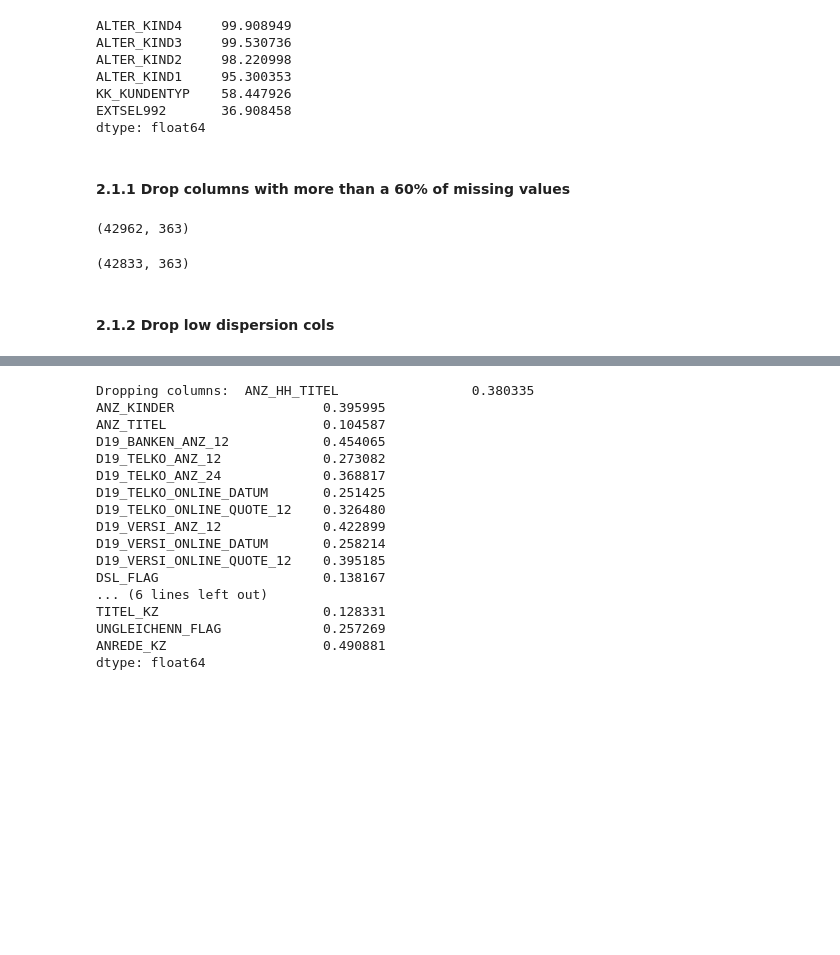
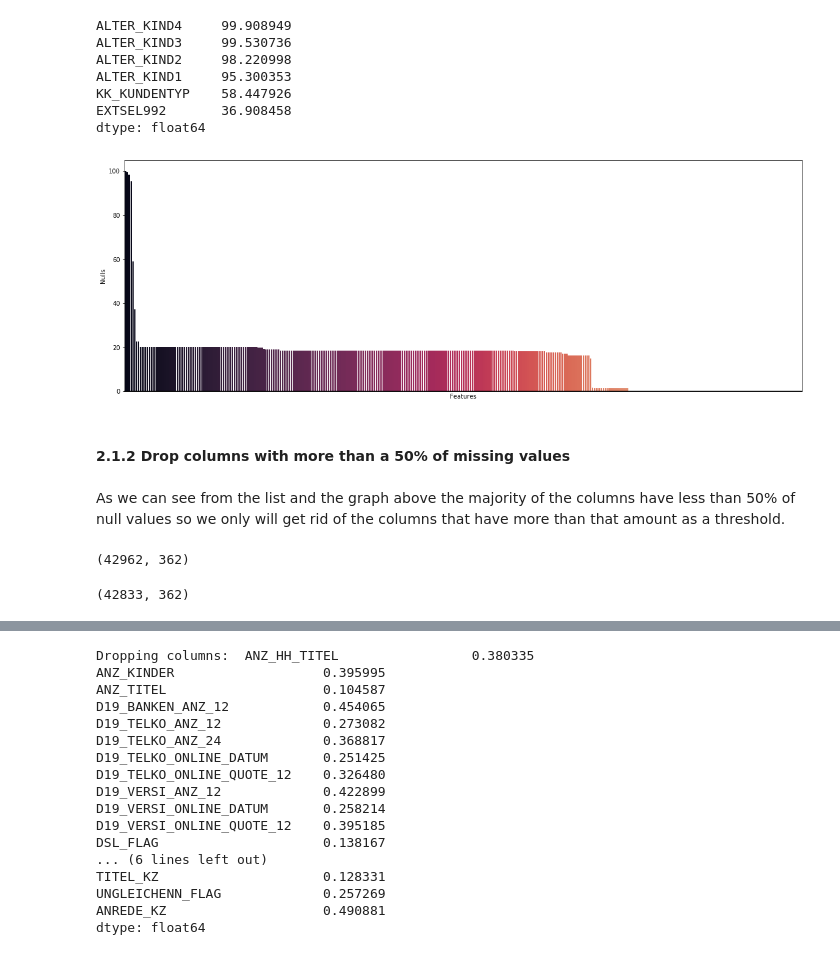
Before and after one commit to AlbertoDeBlas/MLEngineerNanodegreeCapstone, a Jupyter notebook: Arvato Project Workbook Part 2 Supervised Learning Model.ipynb, the cells around one changed output, grey strips where cells are left out. Saved outputs shown, nothing was run; the diff lists cells and outputs as text; code cells hidden in the pictures; blank space fills up the shorter version.

```diff
--- a/Arvato Project Workbook Part 2 Supervised Learning Model.ipynb
+++ b/Arvato Project Workbook Part 2 Supervised Learning Model.ipynb
@@ -120,17 +121,21 @@ ALTER_KIND1     95.300353
 KK_KUNDENTYP    58.447926
 EXTSEL992       36.908458
 dtype: float64
+# %%
+display_null_distribution(missing_mailout_train)
+# %% [output]
+[figure, added]
 # %% [markdown]
-#### 2.1.1 Drop columns with more than a 60% of missing values
+#### 2.1.2 Drop columns with more than a 50% of missing values
+# %% [markdown]
+As we can see from the list and the graph above the majority of the columns have less than 50% of null values so we only will get rid of the columns that have more than that amount as a threshold.
 # %%
-dropMissingColumns(mailout_train_df, threshold = 60)
+dropMissingColumns(mailout_train_df, threshold = 50)
 mailout_train_df.shape
 # %% [output]
-(42962, 363)
+(42962, 362)
 # %%
-dropMissingColumns(mailout_test_df, threshold = 60)
+dropMissingColumns(mailout_test_df, threshold = 50)
 mailout_test_df.shape
 # %% [output]
-(42833, 363)
+(42833, 362)
-# %% [markdown]
-#### 2.1.2 Drop low dispersion cols
```
Also changed, not shown: parts of 43 cells of this notebook, 4 other files.
